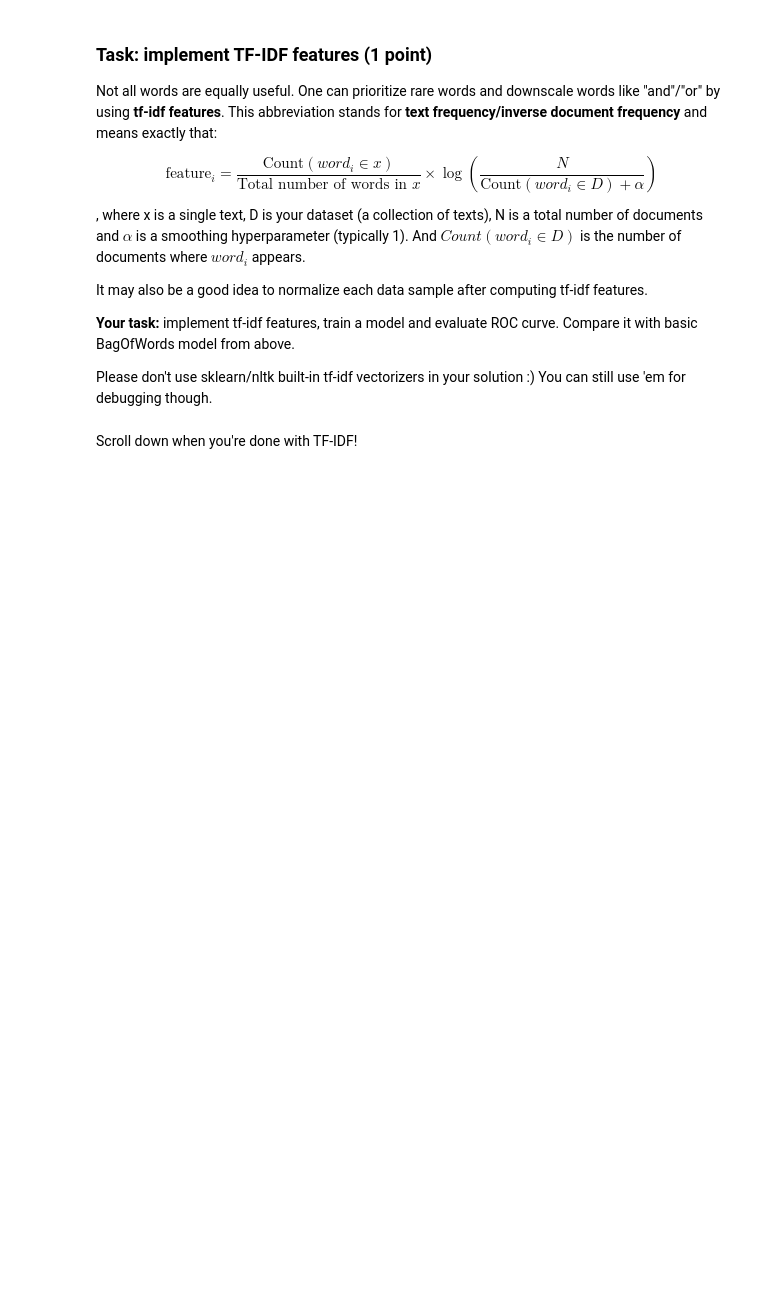
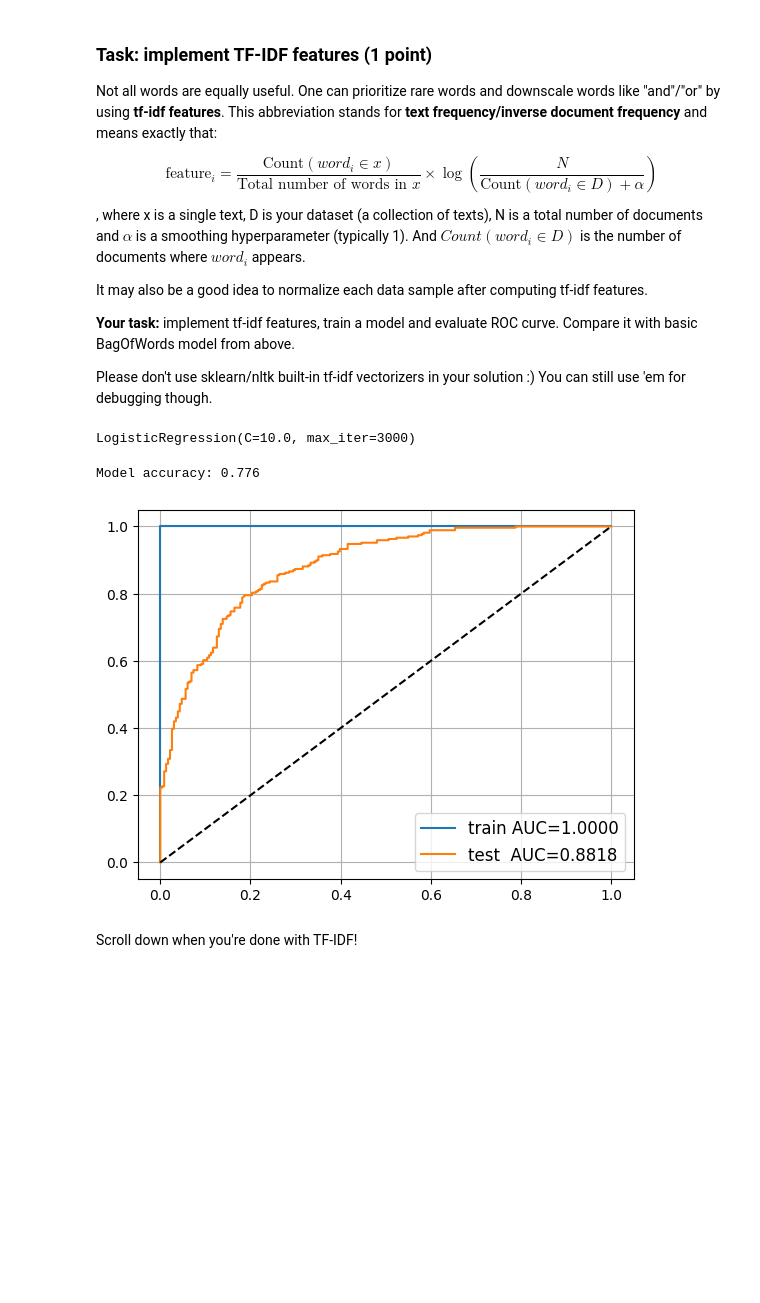
Before and after one commit to sayanarii/shad_nlp_course, a Jupyter notebook: week01_embeddings/seminar.ipynb, the cells around one changed output. Cells and saved outputs as stored; diff of their text form; code cells hidden in the pictures; blank space fills up the shorter version.

````diff
--- a/week01_embeddings/seminar.ipynb
+++ b/week01_embeddings/seminar.ipynb
@@ -567,3 +601,40 @@ def tfidf(text, vocab, corpus):
+# %%
+X_train_tfidf = np.stack([text_to_tfidf(t) for t in texts_train])
+X_test_tfidf  = np.stack([text_to_tfidf(t) for t in texts_test])
+# %%
+
+
+def l2_normalize_rows(X, eps=1e-12):
+    norms = np.linalg.norm(X, axis=1, keepdims=True)
+    return X / np.maximum(norms, eps)
+
+X_train_tfidf = l2_normalize_rows(X_train_tfidf)
+X_test_tfidf  = l2_normalize_rows(X_test_tfidf)
+
+tfidf_model = LogisticRegression(C=10.0, max_iter=3000)
+tfidf_model.fit(X_train_tfidf, y_train)
+# %% [output]
+LogisticRegression(C=10.0, max_iter=3000)
+# %%
+from sklearn.metrics import roc_auc_score, roc_curve
+
+for name, X, y, model in [
+    ('train', X_train_tfidf, y_train, tfidf_model),
+    ('test ', X_test_tfidf, y_test, tfidf_model)
+]:
+    proba = model.predict_proba(X)[:, 1]
+    auc = roc_auc_score(y, proba)
+    plt.plot(*roc_curve(y, proba)[:2], label='%s AUC=%.4f' % (name, auc))
+
+plt.plot([0, 1], [0, 1], '--', color='black',)
+plt.legend(fontsize='large')
+plt.grid()
+
+test_accuracy = np.mean(tfidf_model.predict(X_test_bow) == y_test)
+print(f"Model accuracy: {test_accuracy:.3f}")
+# %% [output]
+Model accuracy: 0.776
+[figure, added]
 # %% [markdown]
 Scroll down when you're done with TF-IDF!
 ```
````
Also changed, not shown: parts of 6 cells of this notebook.
